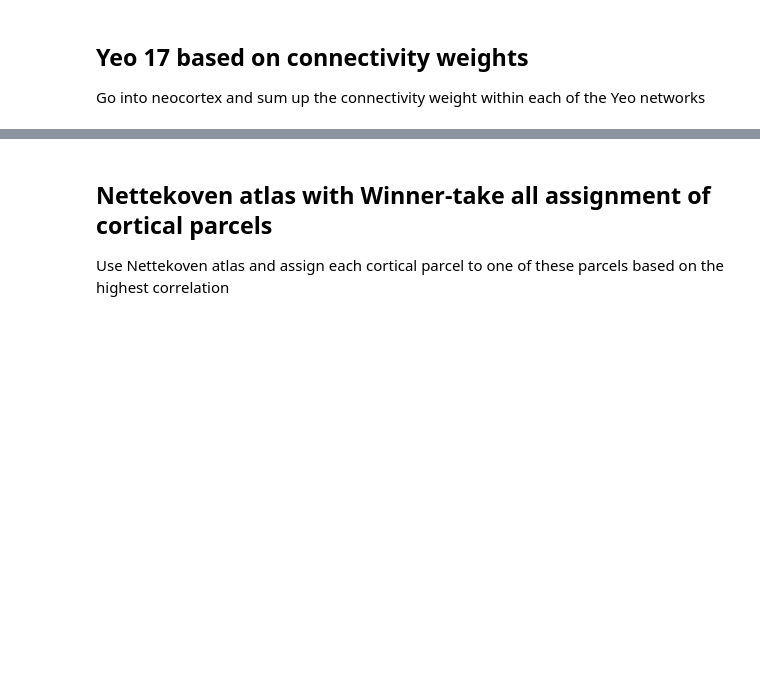
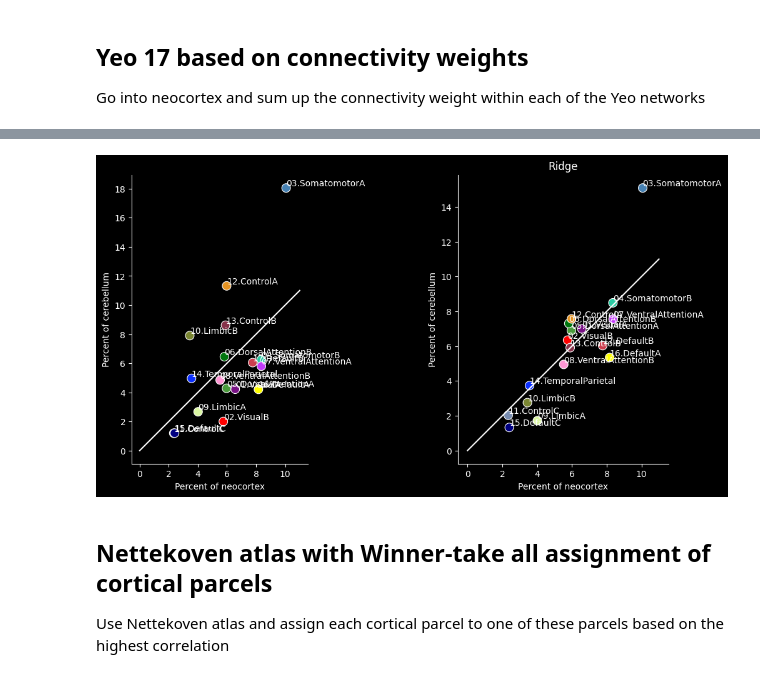
Before and after one commit to DiedrichsenLab/cortico_cereb_connectivity, a Jupyter notebook: notebooks/5. Model_description/Size_of_regions_analysis.ipynb, the cells around one changed output, grey strips where cells are left out. Saved outputs shown, nothing was run; the diff lists cells and outputs as text; code cells hidden in the pictures; blank space fills up the shorter version.

Commit message:
Network maps

```diff
--- a/notebooks/5. Model_description/Size_of_regions_analysis.ipynb
+++ b/notebooks/5. Model_description/Size_of_regions_analysis.ipynb
@@ -126,3 +129,20 @@ Text(0.5, 1.0, 'Ridge')
+# %%
+# Make a version of the Figure on black background for talks
+with plt.style.context('dark_background'):
+    plt.figure(figsize=(13,6))
+    plt.subplot(1,2,1)
+    D = pd.read_csv('../../tsv/network_weights_yeo_nnls.tsv',sep='\t')
+    label_colors = np.array([D.color_r,D.color_g,D.color_b]).T
+    plot_figure(D,label_colors)
+    plt.gca().lines[-1].set_color('w')   # unity line is hard-coded 'k-' in
+    plt.subplot(1,2,2)
+    D = pd.read_csv('../../tsv/network_weights_yeo_ridge_sc.tsv',sep='\t')
+    plot_figure(D,label_colors)
+    plt.gca().lines[-1].set_color('w')   # unity line is hard-coded 'k-' in
+    plt.title('Ridge')
+    plt.savefig(fig_dir + '/Networksize_yeo.pdf', bbox_inches='tight')
+# %% [output]
+[figure, added]
 # %% [markdown]
 ## Nettekoven atlas with Winner-take all assignment of cortical parcels
 Use Nettekoven atlas and assign each cortical parcel to one of these parcels based on the highest correlation
```
Also changed, not shown: parts of 8 cells of this notebook, 4 other files.
